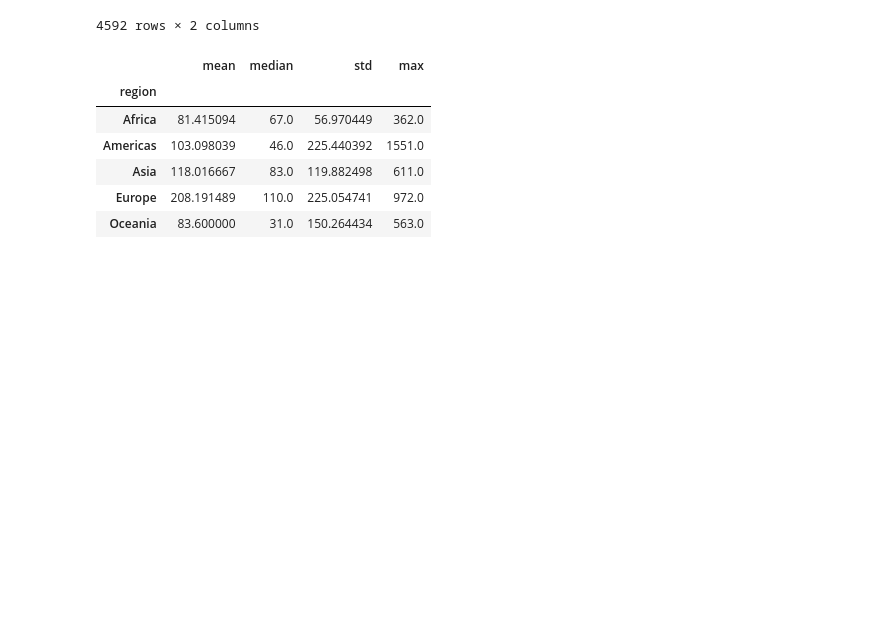
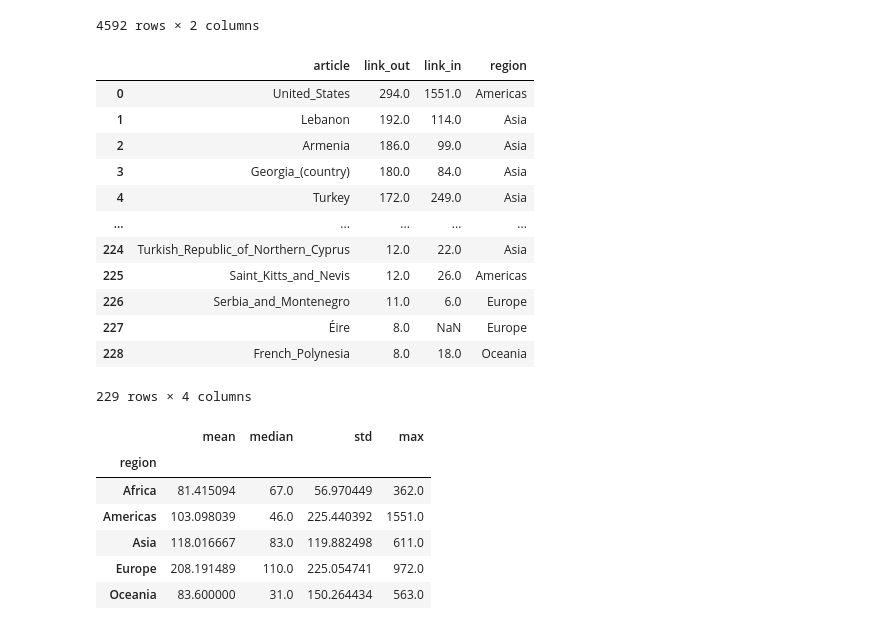
Before and after one commit to epfl-ada/ada-2023-project-jellyfish401, a Jupyter notebook: P222.ipynb, the cells around one changed output. Saved outputs shown, nothing was run; the diff lists cells and outputs as text; code cells hidden in the pictures; blank space fills up the shorter version.

```diff
--- a/P222.ipynb
+++ b/P222.ipynb
@@ -290,7 +290,23 @@ link_counts
 # %%
 country_links = link_counts[link_counts.index.isin(countries)]
 country_links.reset_index(inplace=True)
 country_links = country_links.merge(df_country_region, on='article', how='left')
+
+display(country_links)
+# %% [output]
+|  | article | link_out | link_in | region |
+| 0 | United_States | 294.0 | 1551.0 | Americas |
+| 1 | Lebanon | 192.0 | 114.0 | Asia |
+| 2 | Armenia | 186.0 | 99.0 | Asia |
+| 3 | Georgia_(country) | 180.0 | 84.0 | Asia |
+| 4 | Turkey | 172.0 | 249.0 | Asia |
+| ... | ... | ... | ... | ... |
+| 224 | Turkish_Republic_of_Northern_Cyprus | 12.0 | 22.0 | Asia |
+| 225 | Saint_Kitts_and_Nevis | 12.0 | 26.0 | Americas |
+| 226 | Serbia_and_Montenegro | 11.0 | 6.0 | Europe |
+| 227 | Éire | 8.0 | NaN | Europe |
+| 228 | French_Polynesia | 8.0 | 18.0 | Oceania |
+229 rows × 4 columns
 # %%
 # Initialising empty dataframes
 link_out_summary = pd.DataFrame()
```
Also changed, not shown: parts of 1 cell of this notebook.
